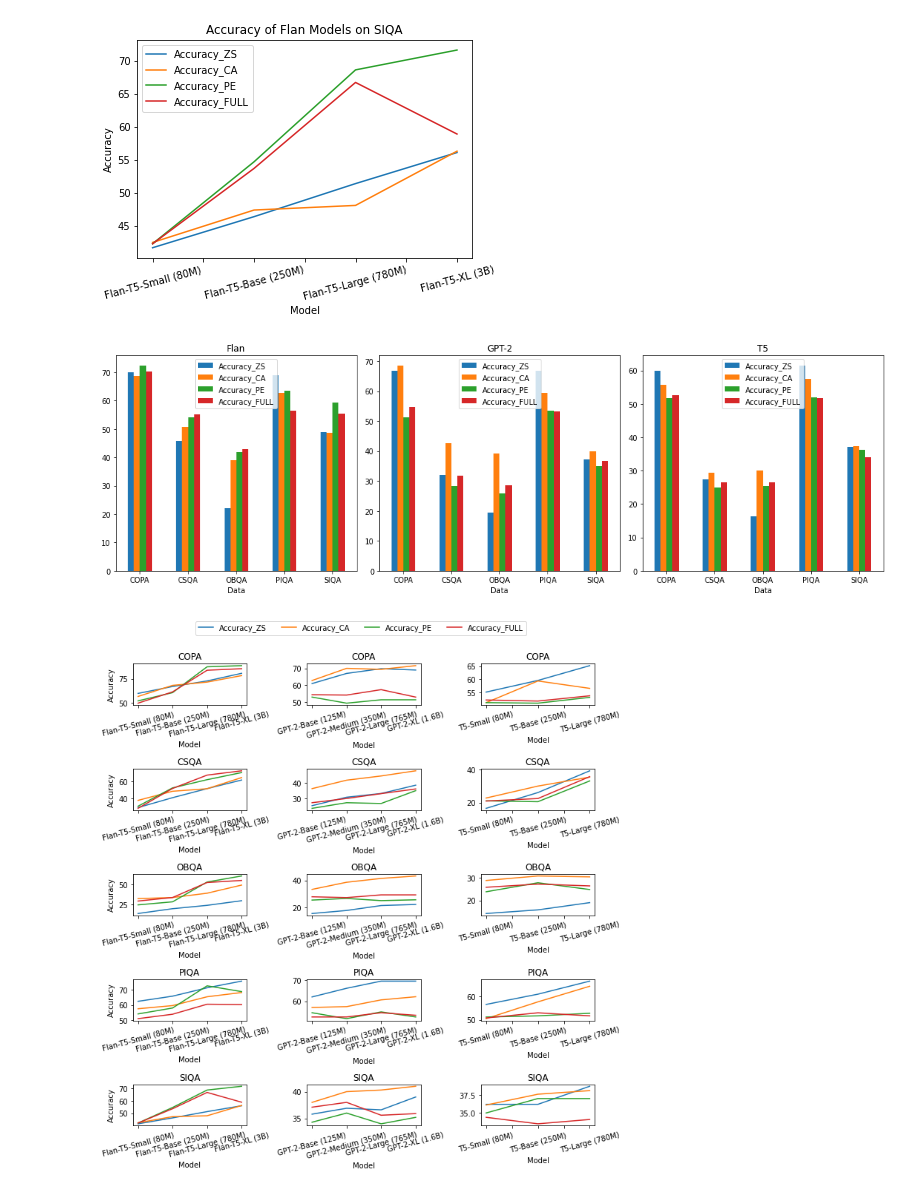
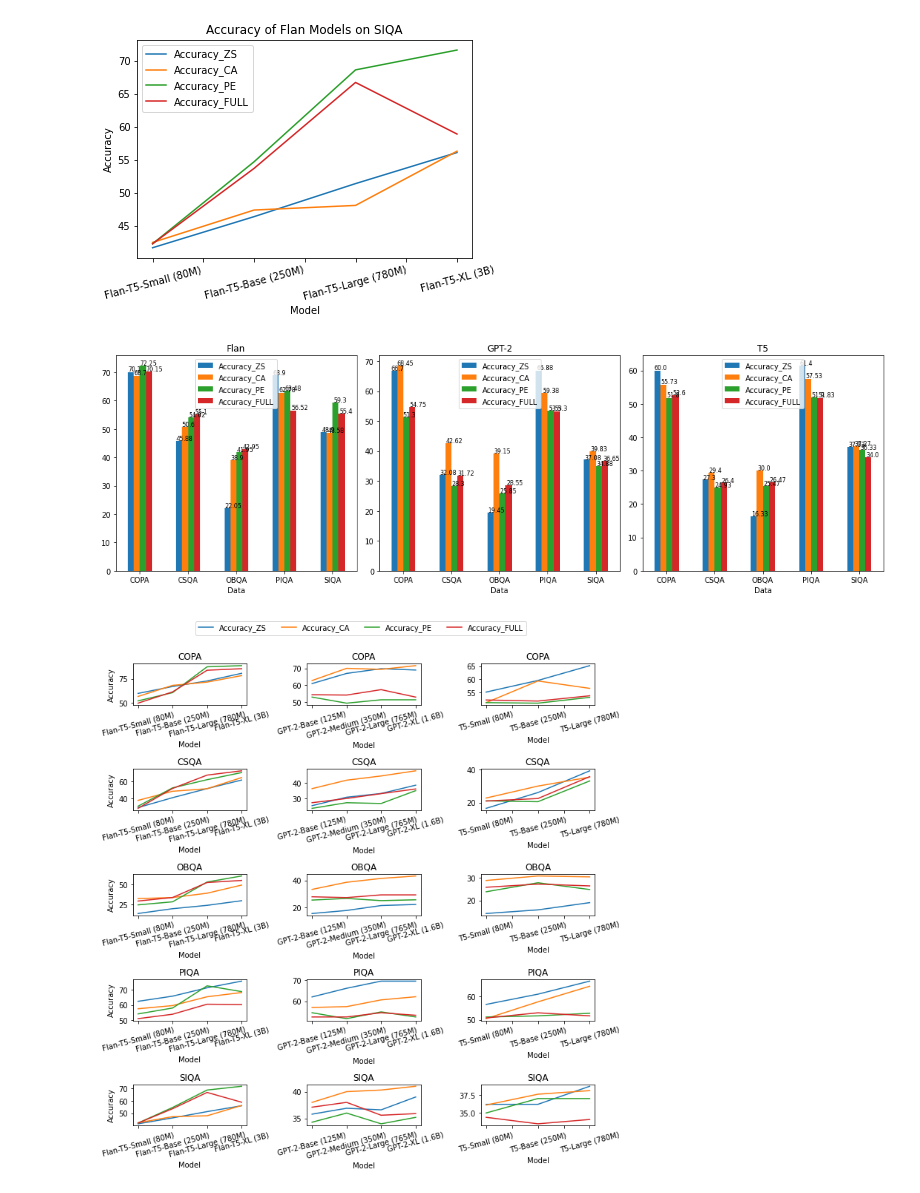
Before and after one commit to KasMasVan/Prompt-engineering-and-calibration, a Jupyter notebook: scripts/process.ipynb, the cells around one changed output. Saved outputs shown, nothing was run; the diff lists cells and outputs as text; code cells hidden in the pictures.

```diff
--- a/scripts/process.ipynb
+++ b/scripts/process.ipynb
@@ -58,15 +58,19 @@ flan_df, gpt2_df, t5_df  = data_df
 flan_error, gpt2_error, t5_error = error_df
 # %%
 # Plotting: Method vs Data
-fig, ax = plt.subplots(1, 3, figsize=(15, 5))
-flan_df.plot.bar(ax=ax[0], rot=0, title="Flan")
-gpt2_df.plot.bar(ax=ax[1], rot=0, title="GPT-2")
-t5_df.plot.bar(ax=ax[2], rot=0, title="T5")
+fig, axes = plt.subplots(1, 3, figsize=(15, 5))
+flan_df.plot.bar(ax=axes[0], rot=0, title="Flan")
+gpt2_df.plot.bar(ax=axes[1], rot=0, title="GPT-2")
+t5_df.plot.bar(ax=axes[2], rot=0, title="T5")
 plt.tight_layout()
+# plot accuracy scores on each bar
+for ax in axes:
+    for p in ax.patches:
+        ax.annotate(str(round(p.get_height(), 2)), (p.get_x() * 1.005, p.get_height() * 1.005), fontsize=8)
 # plt.savefig("output.png", dpi=300)
 plt.show()
 # %% [output]
-[figure, old version]
+[figure, new version]
 # %%
 # Plotting: Method vs Model
 fig, ax = plt.subplots(5, 3, figsize=(10, 10))
```
Also changed, not shown: parts of 1 cell of this notebook.
